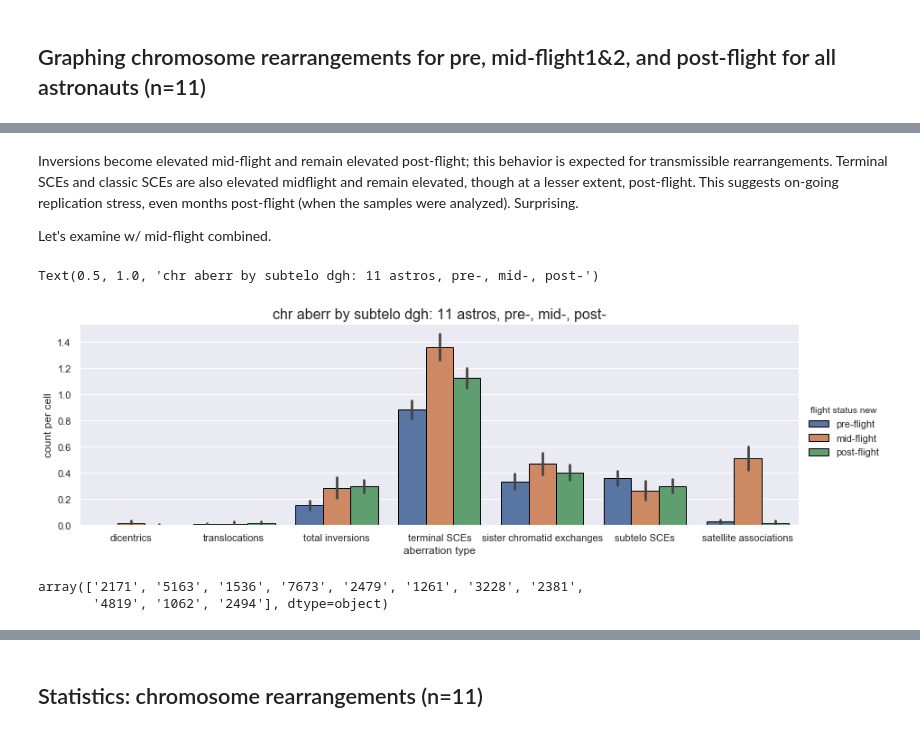
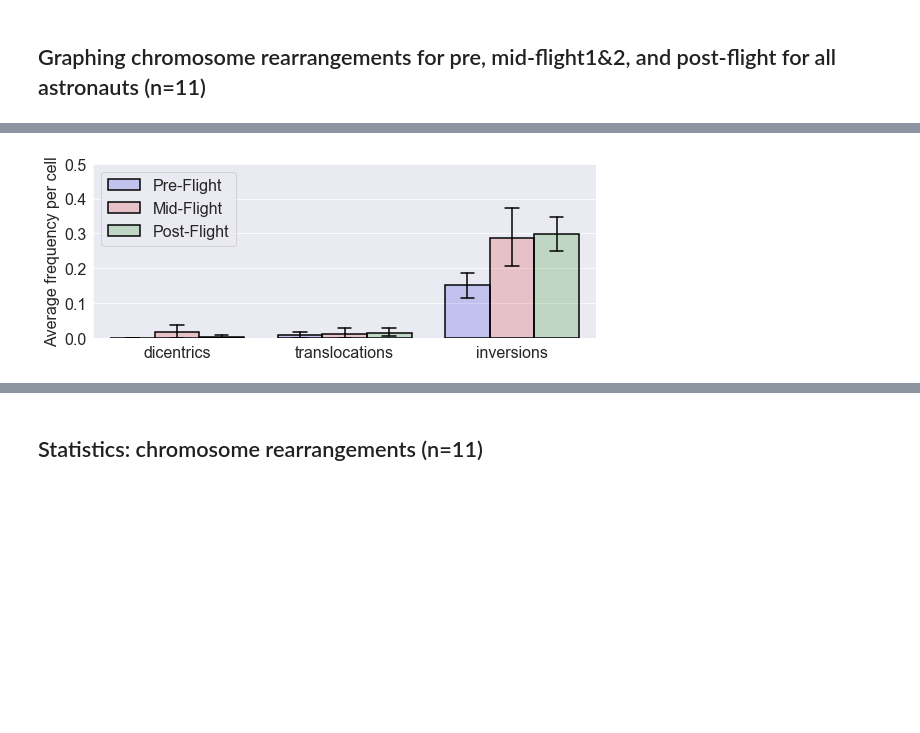
Before and after one commit to Jared-Luxton/NASA-astronauts-telomeres-chromosomes, a Jupyter notebook: NASA_chr_aberr/02b NASA Astros Chr and Telo Aberr Data Visualization and Statistics.ipynb, the cells around one changed output, grey strips where cells are left out. Drawn from its saved outputs; the diff is of its cells as text; code cells hidden in the pictures; blank space fills up the shorter version.

```diff
--- a/NASA_chr_aberr/02b NASA Astros Chr and Telo Aberr Data Visualization and Statistics.ipynb
+++ b/NASA_chr_aberr/02b NASA Astros Chr and Telo Aberr Data Visualization and Statistics.ipynb
@@ -136,13 +167,2 @@ melt_all_astro_chr_aberr.head(4)
 # %% [markdown]
 ## Graphing chromosome rearrangements for pre, mid-flight1&2, and post-flight for all astronauts (n=11)
-# %%
-order_cat=['dicentrics', 'translocations', 'total inversions', 'terminal SCEs',
-           'sister chromatid exchanges', 'subtelo SCEs', 'satellite associations']
-
-ax = sns.set(font_scale=1)
-ax = sns.set_style(style="darkgrid",rc= {'patch.edgecolor': 'black'})
-ax = sns.catplot(x='aberration type', y='count per cell',
-                 hue='flight status', kind='bar', order=order_cat,
-                 orient='v', height=4, aspect=3, data=melt_all_astro_chr_aberr)
-
-plt.title('chr aberr by subtelo dgh: 11 astros, pre-, mid1/2-, post-', fontsize=16)
@@ -152,6 +168,0 @@ Text(0.5, 1.0, 'chr aberr by subtelo dgh: 11 astros, pre-, mid1/2-, post-')
-# %% [markdown]
-Inversions become elevated mid-flight and remain elevated post-flight; this behavior is expected for transmissible
-rearrangements. Terminal SCEs and classic SCEs are also elevated midflight and remain elevated, though at a lesser extent,
-post-flight. This suggests on-going replication stress, even months post-flight (when the samples were analyzed). Surprising.
-
-Let's examine w/ mid-flight combined.
@@ -163,16 +169,35 @@ mid_combined_melt_all_astro_chr_aberr['flight status new'] = (mid_combined_melt_
-# %%
-ax = sns.set(font_scale=1)
-ax = sns.set_style(style="darkgrid",rc= {'patch.edgecolor': 'black'})
-ax = sns.catplot(x='aberration type', y='count per cell',
-                 hue='flight status new', kind='bar', order=order_cat,
-                 orient='v', height=4, aspect=3, data=mid_combined_melt_all_astro_chr_aberr)
-
-plt.title('chr aberr by subtelo dgh: 11 astros, pre-, mid-, post-', fontsize=16)
-# %% [output]
-Text(0.5, 1.0, 'chr aberr by subtelo dgh: 11 astros, pre-, mid-, post-')
-[figure, removed]
-# %%
-mid_combined_melt_all_astro_chr_aberr['astro id'].unique()
-# %% [output]
-array(['2171', '5163', '1536', '7673', '2479', '1261', '3228', '2381',
-       '4819', '1062', '2494'], dtype=object)
+# %%
+order_cat=['dicentrics', 'translocations', 'inversions',]
+#            'terminal SCEs','classic SCEs', 'subtelo SCEs', 'sat. associations']
+
+plt.figure(figsize=(9, 3.2))
+fontsize=16
+
+ax = sns.barplot(x='aberration type', y='count per cell', data=astro_chr_aberr,
+                 order=order_cat, hue='flight status',
+                 alpha=None, capsize=0.08, linewidth=1.5, errwidth=1, **{'edgecolor':'black'},
+                 ci=95,
+                 palette={'Pre-Flight': '#0000FF',
+                          'Mid-Flight': '#FF0000',
+                          'Post-Flight': '#009900'})
+
+# alpha setting in sns barplot modifies both bar fill AND edge colors; we want to change just fill
+# keep alpha set to None, label bar colors w/ palette
+# loop through patches (fill color), grab color ID & reset color w/ alpha at 0.2
+for patch in range(len(ax.patches)):
+    color = ax.patches[patch].get_facecolor()
+    color = list(color)
+    color[3] = 0.2
+    color = tuple(color)
+    ax.patches[patch].set_facecolor(color)
+
+plt.setp(ax.lines, color='black', linewidth=1.5)
+plt.xlabel('', fontsize=fontsize)
+plt.ylabel('Average frequency per cell', fontsize=fontsize)
+plt.tick_params(labelsize=fontsize)
+plt.ylim(0, .5)
+plt.legend(fontsize=fontsize)
+
+plt.savefig('../MANUSCRIPT 11 ASTROS/figures/dic trans inv chrr aberr (dGH) 11 astros pre mid post.png', dpi=600)
+# %% [output]
+[figure, added]
```
Also changed, not shown: parts of 13 cells of this notebook, 1 other file.
